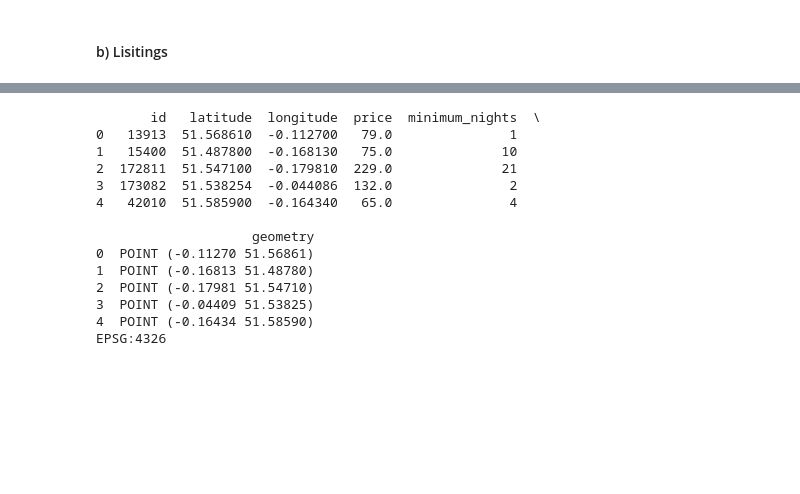
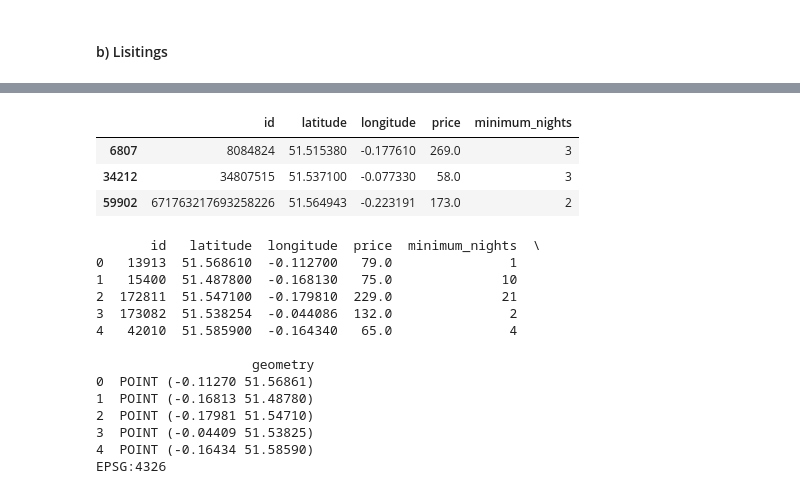
Before and after one commit to qiyuechen1202/fsds_Safari, a Jupyter notebook: dataframe.ipynb, the cells around one changed output, grey strips where cells are left out. Saved outputs shown, nothing was run; the diff lists cells and outputs as text; code cells hidden in the pictures; blank space fills up the shorter version.

```diff
--- a/dataframe.ipynb
+++ b/dataframe.ipynb
@@ -345,3 +379,10 @@ Found data/listings.csv.gz locally!
+# %%
+ls.sample(3)
+# %% [output]
+|  | id | latitude | longitude | price | minimum_nights |
+| 6807 | 8084824 | 51.515380 | -0.177610 | 269.0 | 3 |
+| 34212 | 34807515 | 51.537100 | -0.077330 | 58.0 | 3 |
+| 59902 | 671763217693258226 | 51.564943 | -0.223191 | 173.0 | 2 |
 # %%
 # change listings to geodataframe
 gls = gpd.GeoDataFrame(ls,
```
Also changed, not shown: parts of 15 cells of this notebook.
